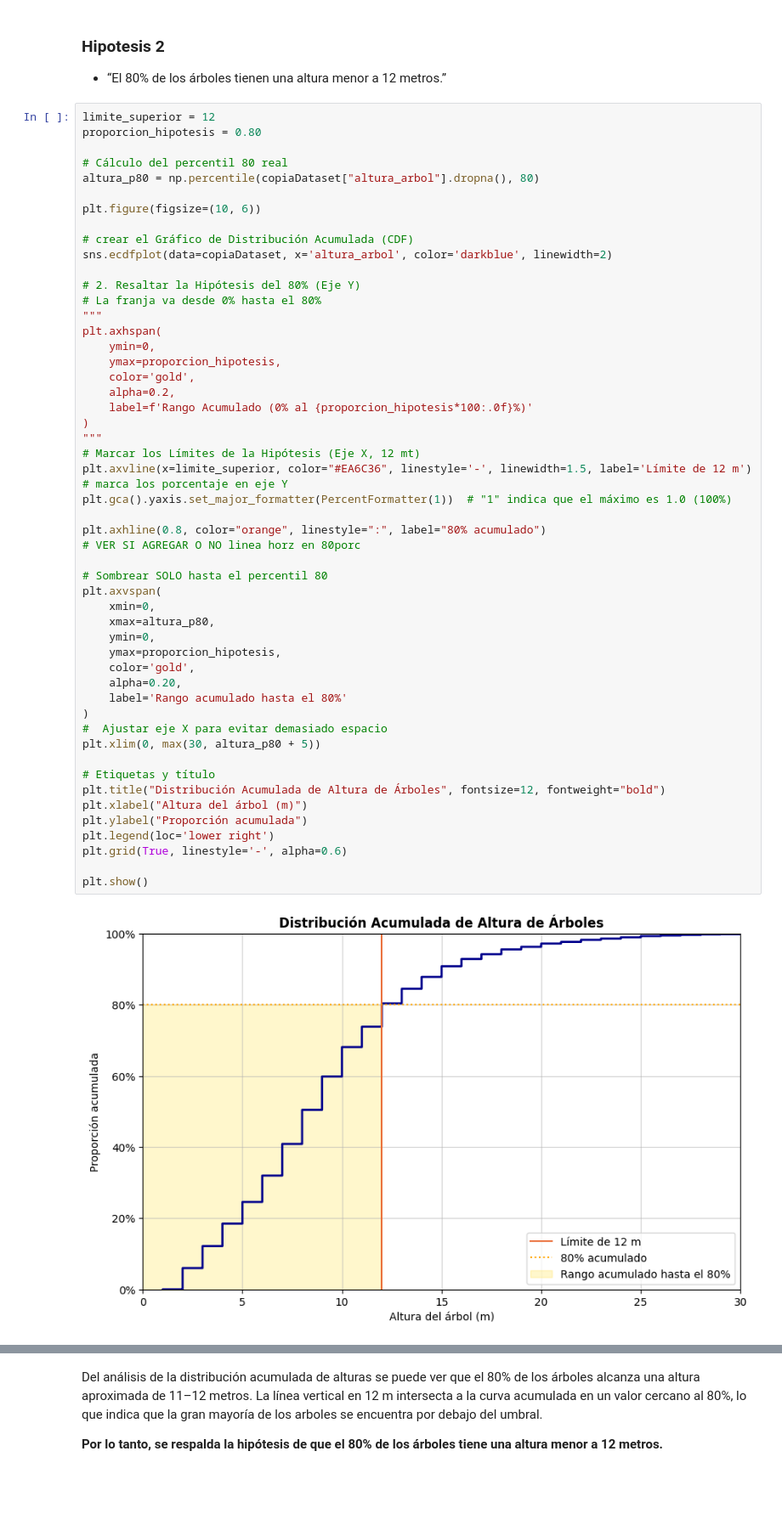
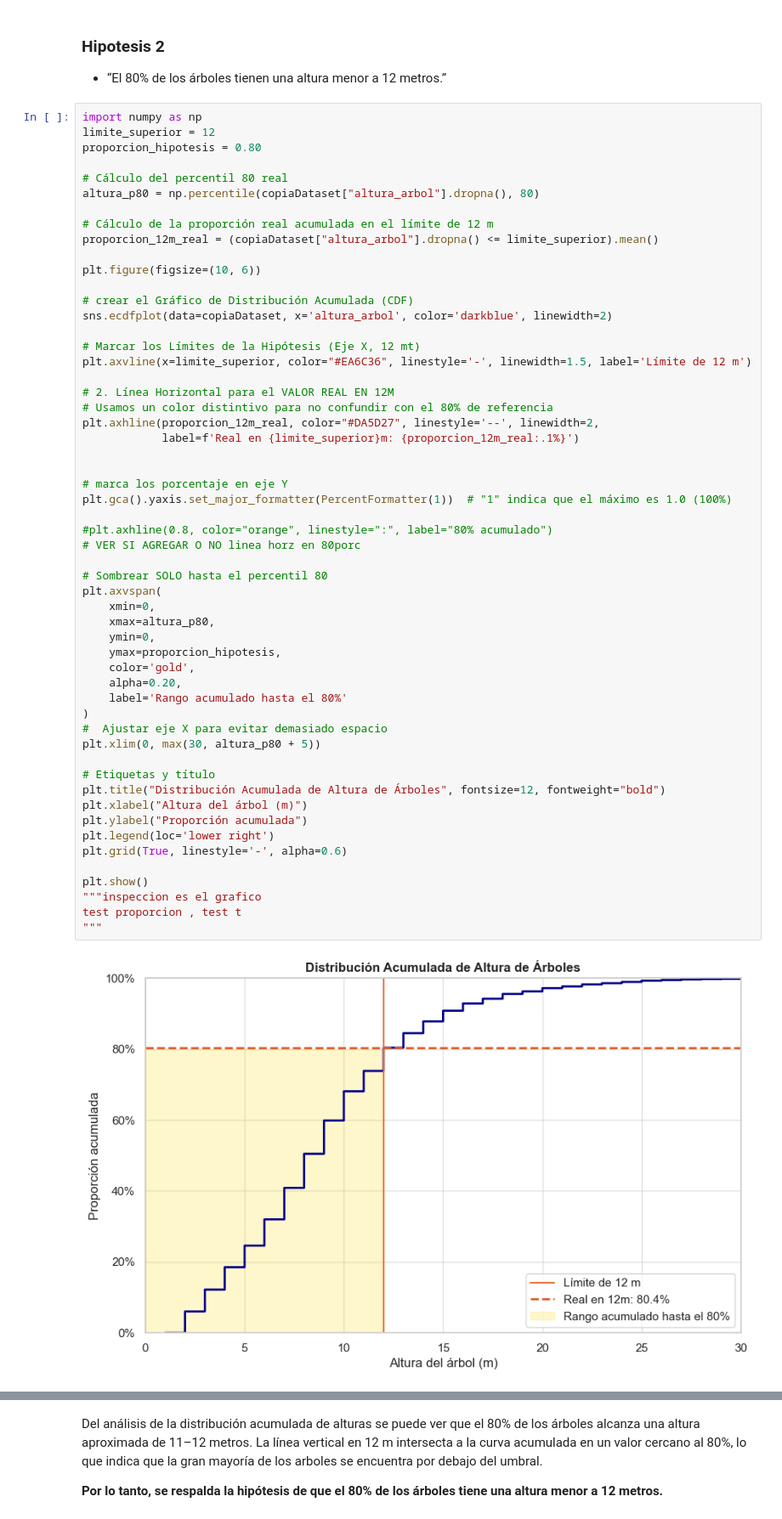
Before and after one commit to valentinabulat/TPFundamentos, a Jupyter notebook: Grupo10-TpeFundamentos.ipynb, the cells around one changed output, grey strips where cells are left out. Shown at 85% size. Saved outputs shown, nothing was run; the diff lists cells and outputs as text; blank space fills up the shorter version.

```diff
--- a/Grupo10-TpeFundamentos.ipynb
+++ b/Grupo10-TpeFundamentos.ipynb
@@ -297,56 +297,59 @@ Esto indica una distribución desigual del arbolado urbano, con mayor cobertura
 ### Hipotesis 2
 - “El 80% de los árboles tienen una altura menor a  12 metros.”
 # %%
+import numpy as np
 limite_superior = 12
 proporcion_hipotesis = 0.80
 
 # Cálculo del percentil 80 real
 altura_p80 = np.percentile(copiaDataset["altura_arbol"].dropna(), 80)
 
+# Cálculo de la proporción real acumulada en el límite de 12 m
+proporcion_12m_real = (copiaDataset["altura_arbol"].dropna() <= limite_superior).mean()
+
 plt.figure(figsize=(10, 6))
 
 # crear el Gráfico de Distribución Acumulada (CDF)
 sns.ecdfplot(data=copiaDataset, x='altura_arbol', color='darkblue', linewidth=2)
 
-# 2. Resaltar la Hipótesis del 80% (Eje Y)
-# La franja va desde 0% hasta el 80%
-"""
-plt.axhspan(
-    ymin=0,
-    ymax=proporcion_hipotesis,
-    color='gold',
-    alpha=0.2,
-    label=f'Rango Acumulado (0% al {proporcion_hipotesis*100:.0f}%)'
-)
-"""
 # Marcar los Límites de la Hipótesis (Eje X, 12 mt)
 plt.axvline(x=limite_superior, color="#EA6C36", linestyle='-', linewidth=1.5, label='Límite de 12 m')
+
+# 2. Línea Horizontal para el VALOR REAL EN 12M
+# Usamos un color distintivo para no confundir con el 80% de referencia
+plt.axhline(proporcion_12m_real, color="#DA5D27", linestyle='--', linewidth=2,
+            label=f'Real en {limite_superior}m: {proporcion_12m_real:.1%}')
+
+
 # marca los porcentaje en eje Y
 plt.gca().yaxis.set_major_formatter(PercentFormatter(1))  # "1" indica que el máximo es 1.0 (100%)
 
-plt.axhline(0.8, color="orange", linestyle=":", label="80% acumulado")
+#plt.axhline(0.8, color="orange", linestyle=":", label="80% acumulado")
 # VER SI AGREGAR O NO linea horz en 80porc
 
 # Sombrear SOLO hasta el percentil 80
 plt.axvspan(
     xmin=0,
     xmax=altura_p80,
     ymin=0,
     ymax=proporcion_hipotesis,
     color='gold',
     alpha=0.20,
     label='Rango acumulado hasta el 80%'
 )
 #  Ajustar eje X para evitar demasiado espacio
 plt.xlim(0, max(30, altura_p80 + 5))
 
 # Etiquetas y título
 plt.title("Distribución Acumulada de Altura de Árboles", fontsize=12, fontweight="bold")
 plt.xlabel("Altura del árbol (m)")
 plt.ylabel("Proporción acumulada")
 plt.legend(loc='lower right')
 plt.grid(True, linestyle='-', alpha=0.6)
 
 plt.show()
+"""inspeccion es el grafico
+test proporcion , test t
+"""
 # %% [output]
-[figure, old version]
+[figure, new version]
```
Also changed, not shown: parts of 4 cells of this notebook.
